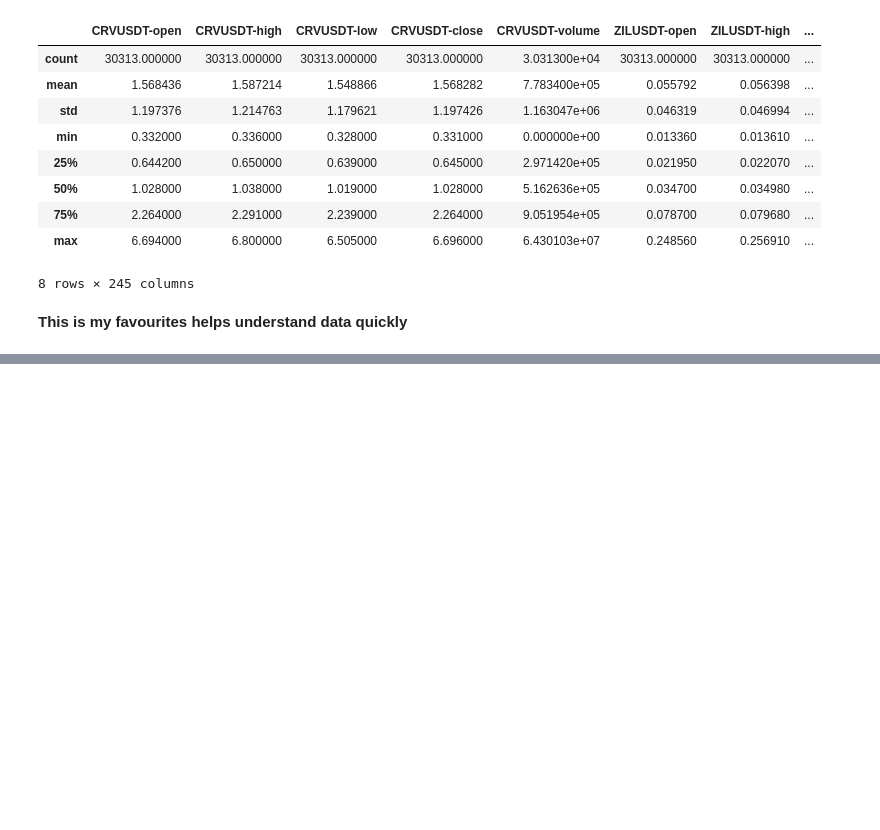
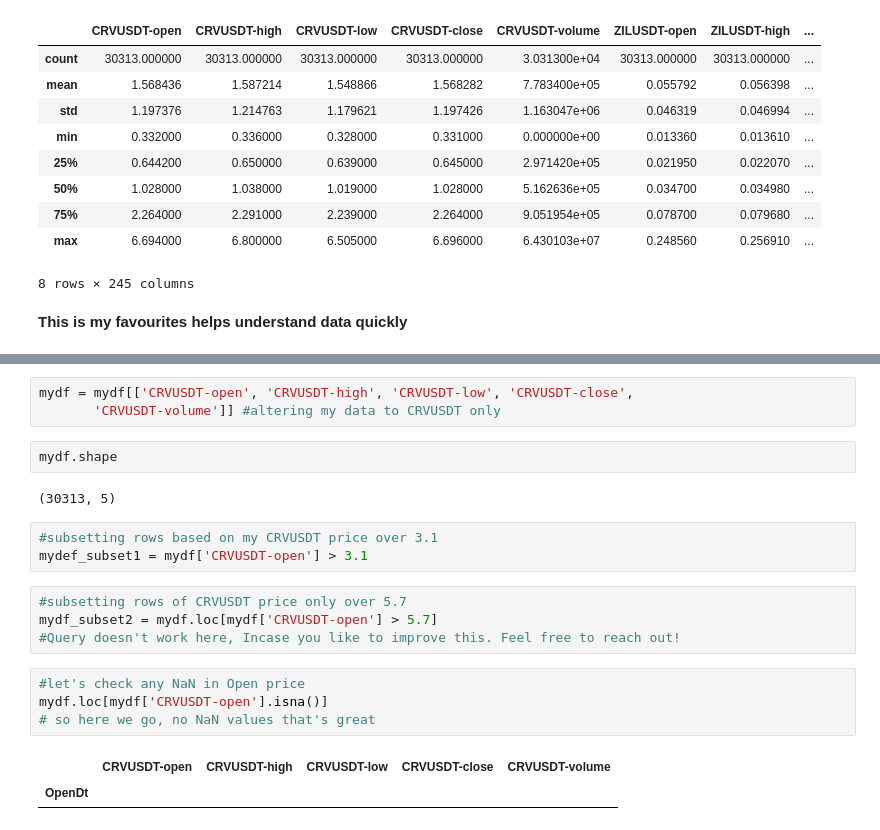
Before and after one commit to 22Ujjwal/MySpace, a Jupyter notebook: pandasbrushup.ipynb, the cells around one changed output, grey strips where cells are left out. Saved outputs shown, nothing was run; the diff lists cells and outputs as text; blank space fills up the shorter version.

```diff
--- a/pandasbrushup.ipynb
+++ b/pandasbrushup.ipynb
@@ -110,0 +177,21 @@ mydf.describe()
+# %%
+mydf = mydf[['CRVUSDT-open', 'CRVUSDT-high', 'CRVUSDT-low', 'CRVUSDT-close',
+       'CRVUSDT-volume']] #altering my data to CRVUSDT only
+# %%
+mydf.shape
+# %% [output]
+(30313, 5)
+# %%
+#subsetting rows based on my CRVUSDT price over 3.1
+mydef_subset1 = mydf['CRVUSDT-open'] > 3.1
+# %%
+#subsetting rows of CRVUSDT price only over 5.7
+mydf_subset2 = mydf.loc[mydf['CRVUSDT-open'] > 5.7]
+#Query doesn't work here, Incase you like to improve this. Feel free to reach out!
+# %%
+#let's check any NaN in Open price
+mydf.loc[mydf['CRVUSDT-open'].isna()]
+# so here we go, no NaN values that's great
+# %% [output]
+|  | CRVUSDT-open | CRVUSDT-high | CRVUSDT-low | CRVUSDT-close | CRVUSDT-volume |
+| OpenDt |  |  |  |  |  |
```
Also changed, not shown: parts of 9 cells of this notebook.
